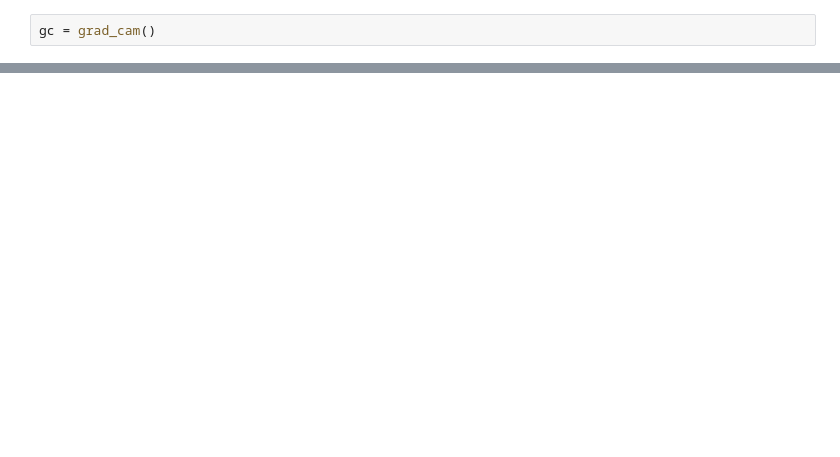
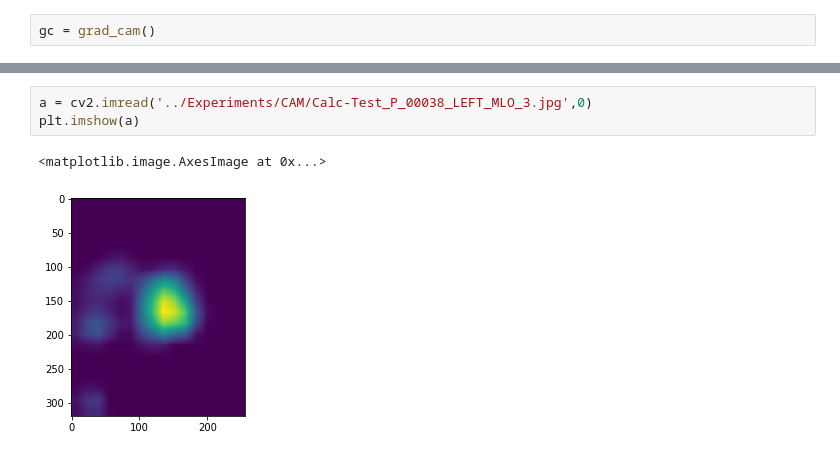
Before and after one commit to AdityaGolatkar/DC-INVASE, a Jupyter notebook: Models/Grad-CAM_pyt.ipynb, the cells around one changed output, grey strips where cells are left out. Saved outputs shown, nothing was run; the diff lists cells and outputs as text; blank space fills up the shorter version.

Commit message:
grad cam with visualize

```diff
--- a/Models/Grad-CAM_pyt.ipynb
+++ b/Models/Grad-CAM_pyt.ipynb
@@ -443,0 +497,6 @@ KeyboardInterrupt
+# %%
+a = cv2.imread('../Experiments/CAM/Calc-Test_P_00038_LEFT_MLO_3.jpg',0)
+plt.imshow(a)
+# %% [output]
+<matplotlib.image.AxesImage at 0x...>
+[figure, added]
```
Also changed, not shown: parts of 3 cells of this notebook, 2 other files.
